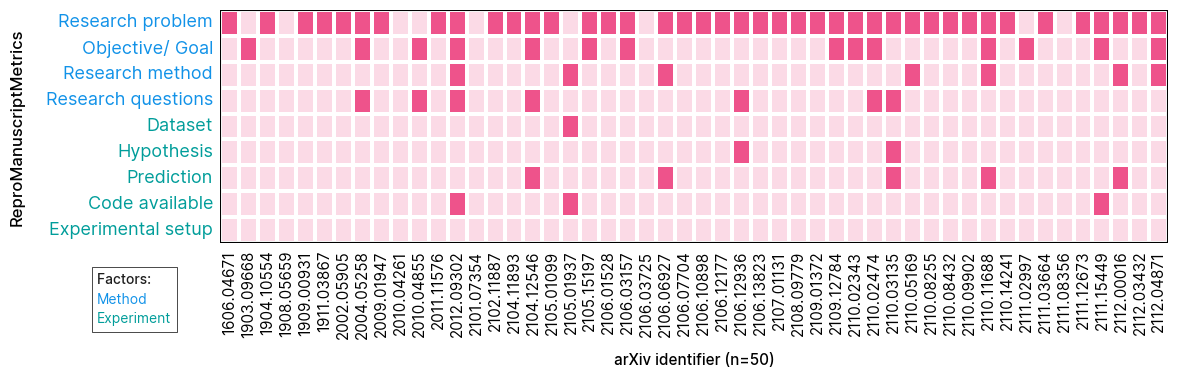
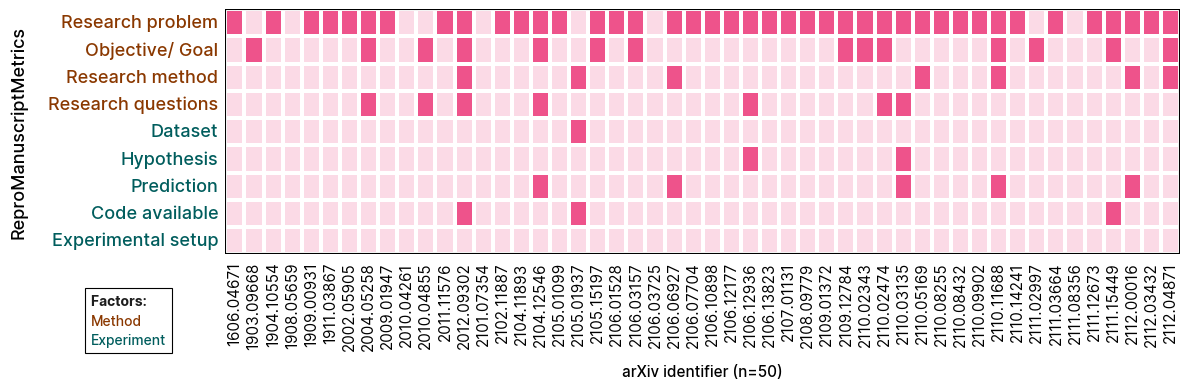
The change to this notebook cell's code, shown as a diff; its figure went from the first image to the second:
--- before
+++ after
@@ -16,5 +16,5 @@
 
     # Custom colormap
-    custom_cmap = ListedColormap(["#e8daff", "#6929c4"])
+    custom_cmap = ListedColormap(["#FBDAE6", "#ee538b"])
 
     fig, ax = plt.subplots(figsize=(12, 4), tight_layout={"pad": 1.5})
@@ -35,9 +35,9 @@
                 color = colors_2group[group_name]
                 ax.get_yticklabels()[i].set_color(color)
-                ax.get_yticklabels()[i].set_weight('bold')
+                ax.get_yticklabels()[i].set_weight('medium')
                 break
 
-    ax.set_ylabel("ReproManuscriptMetrics", fontsize=12)
-    ax.set_xlabel("arXiv articles (n=50)",  rotation=360, loc="right")
+    ax.set_ylabel("ReproManuscriptMetrics", fontsize=13, fontweight="medium", labelpad=15)
+    ax.set_xlabel("arXiv identifier (n=50)", fontsize=11, fontweight="medium", rotation=360, loc="center", labelpad=10)
     ax.spines[["top", "right", "bottom", "left"]].set_visible(False)
     ax.tick_params(axis='both', size=0, pad=5)
@@ -46,19 +46,15 @@
         tick.set_fontsize(11)
     for tick in ax.get_yticklabels():
-        tick.set_fontsize(14)
-
-    # Title using fig.text style
-    fig.text(x=0.02, y=1, s="LLaMA 3.2 evaluation results on manuscript abstracts", size=14, fontweight="bold")
+        tick.set_fontsize(13)
     
-    # Legend using fig_text style
-    legend_string = " ".join([f"<{group}>" for group in repro_manuscript_metric_groups.keys()])
+    legend_string = "<Factor: >" + " ".join([f"\n<{group}>" for group in repro_manuscript_metric_groups.keys()])
     fig_text(
-        x=0.02,
-        y=0.97,
-        s=legend_string,
-        highlight_textprops=[
-            {"color": colors_2group["Method"], "fontweight": "bold"},
-            {"color": colors_2group["Experiment"], "fontweight": "bold"},
-        ],
+        x=.08,
+        y=0.25,
+        s= legend_string,
+        highlight_textprops=[{"fontweight":"bold"}]
+            + [{"color": colors_2group[g], "fontweight": "medium"} for g in repro_manuscript_metric_groups.keys()],
+        annotationbbox_kw={'frameon': True, 'pad': .4, 
+                           'bboxprops': {'linewidth': .8}},
     )
     
@@ -71,3 +67,3 @@
 
     plt.show()
-plot_heatmap_llama_grouped(repro_manuscript_metrics_display_map)
+plot_heatmap_llama_grouped(repro_manuscript_metrics_display_map, color_palette=["#8a3800","#005d5d"])

Commit: add prompts, new legends, darker colors